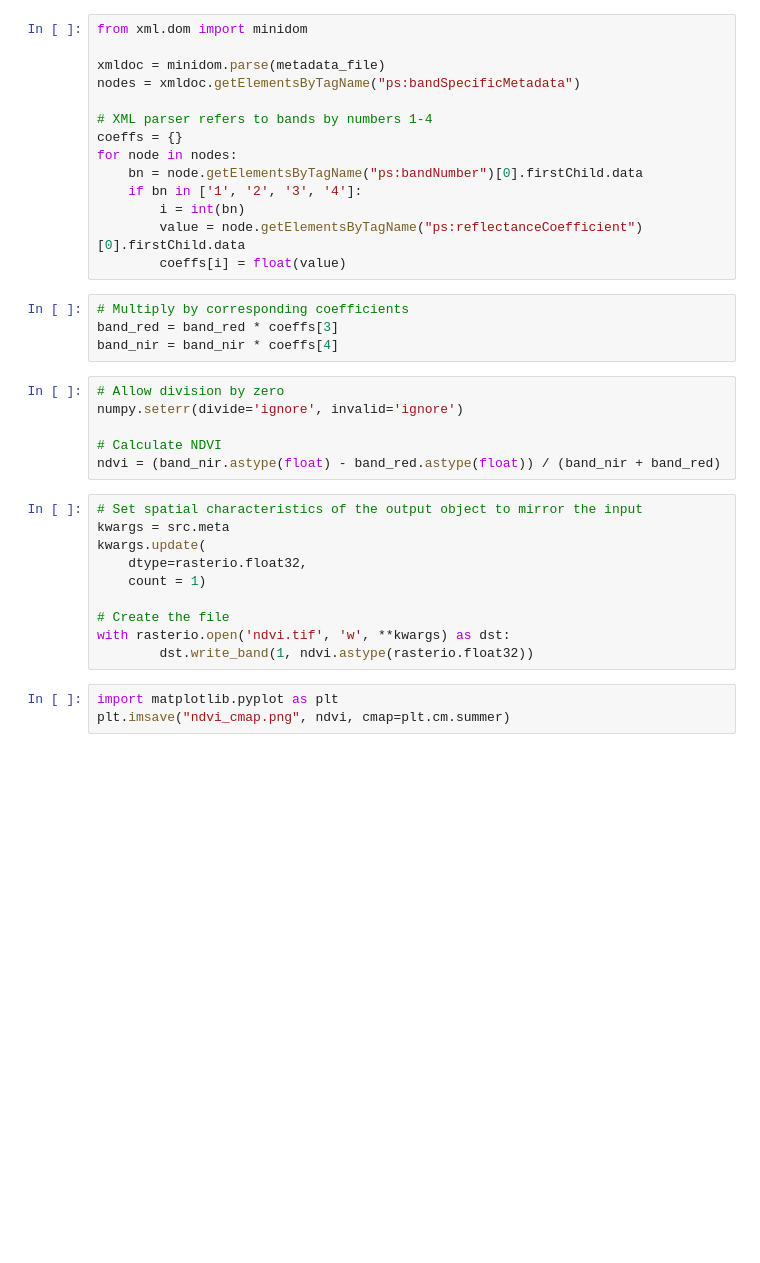
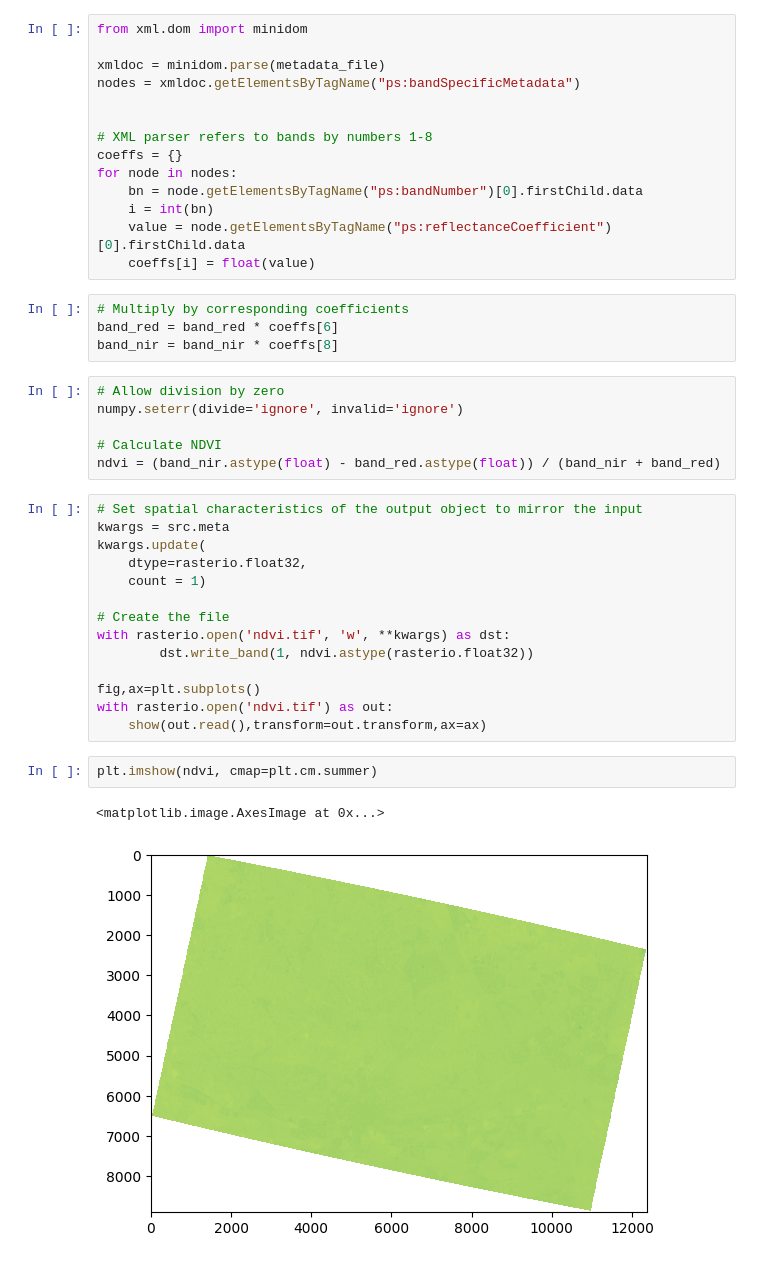
Before and after one commit to Emily-RoseSteyn/measuring-quality-of-life-gauteng, a Jupyter notebook: notebooks/satellite-data-spike.ipynb, the cells around one changed output. Drawn from its saved outputs; the diff is of its cells as text; blank space fills up the shorter version.

Commit message:
Work in progress
Image loading
Doesn't have NVDI as expected

```diff
--- a/notebooks/satellite-data-spike.ipynb
+++ b/notebooks/satellite-data-spike.ipynb
@@ -19,18 +57,18 @@ from xml.dom import minidom
 xmldoc = minidom.parse(metadata_file)
 nodes = xmldoc.getElementsByTagName("ps:bandSpecificMetadata")
 
-# XML parser refers to bands by numbers 1-4
+
+# XML parser refers to bands by numbers 1-8
 coeffs = {}
 for node in nodes:
     bn = node.getElementsByTagName("ps:bandNumber")[0].firstChild.data
-    if bn in ['1', '2', '3', '4']:
-        i = int(bn)
-        value = node.getElementsByTagName("ps:reflectanceCoefficient")[0].firstChild.data
-        coeffs[i] = float(value)
+    i = int(bn)
+    value = node.getElementsByTagName("ps:reflectanceCoefficient")[0].firstChild.data
+    coeffs[i] = float(value)
 # %%
 # Multiply by corresponding coefficients
-band_red = band_red * coeffs[3]
-band_nir = band_nir * coeffs[4]
+band_red = band_red * coeffs[6]
+band_nir = band_nir * coeffs[8]
 # %%
 # Allow division by zero
 numpy.seterr(divide='ignore', invalid='ignore')
@@ -47,6 +85,12 @@ kwargs.update(
 # Create the file
 with rasterio.open('ndvi.tif', 'w', **kwargs) as dst:
         dst.write_band(1, ndvi.astype(rasterio.float32))
+
+fig,ax=plt.subplots()
+with rasterio.open('ndvi.tif') as out:
+    show(out.read(),transform=out.transform,ax=ax)
 # %%
-import matplotlib.pyplot as plt
-plt.imsave("ndvi_cmap.png", ndvi, cmap=plt.cm.summer)
+plt.imshow(ndvi, cmap=plt.cm.summer)
+# %% [output]
+<matplotlib.image.AxesImage at 0x...>
+[figure, added]
```
Also changed, not shown: parts of 3 cells of this notebook.
